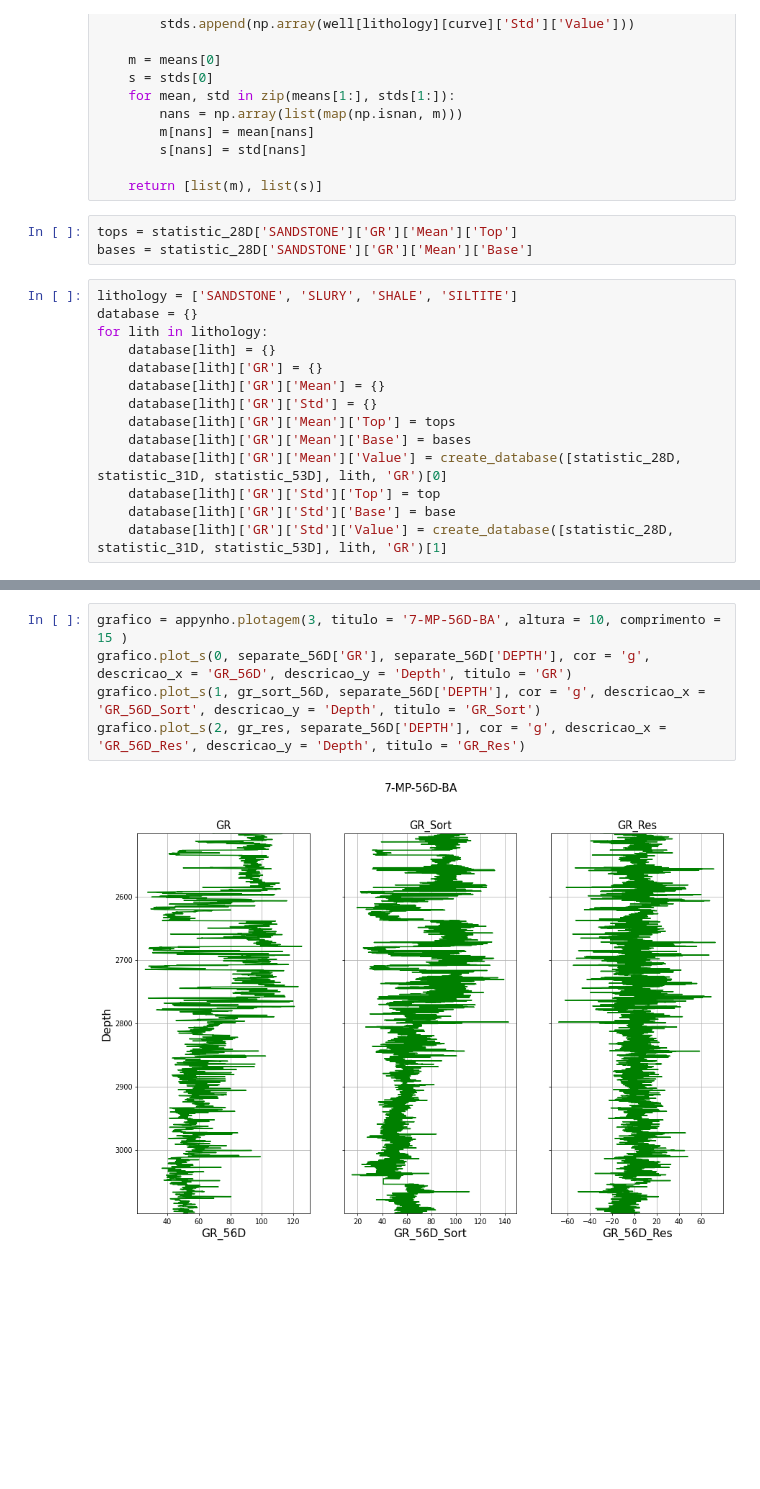
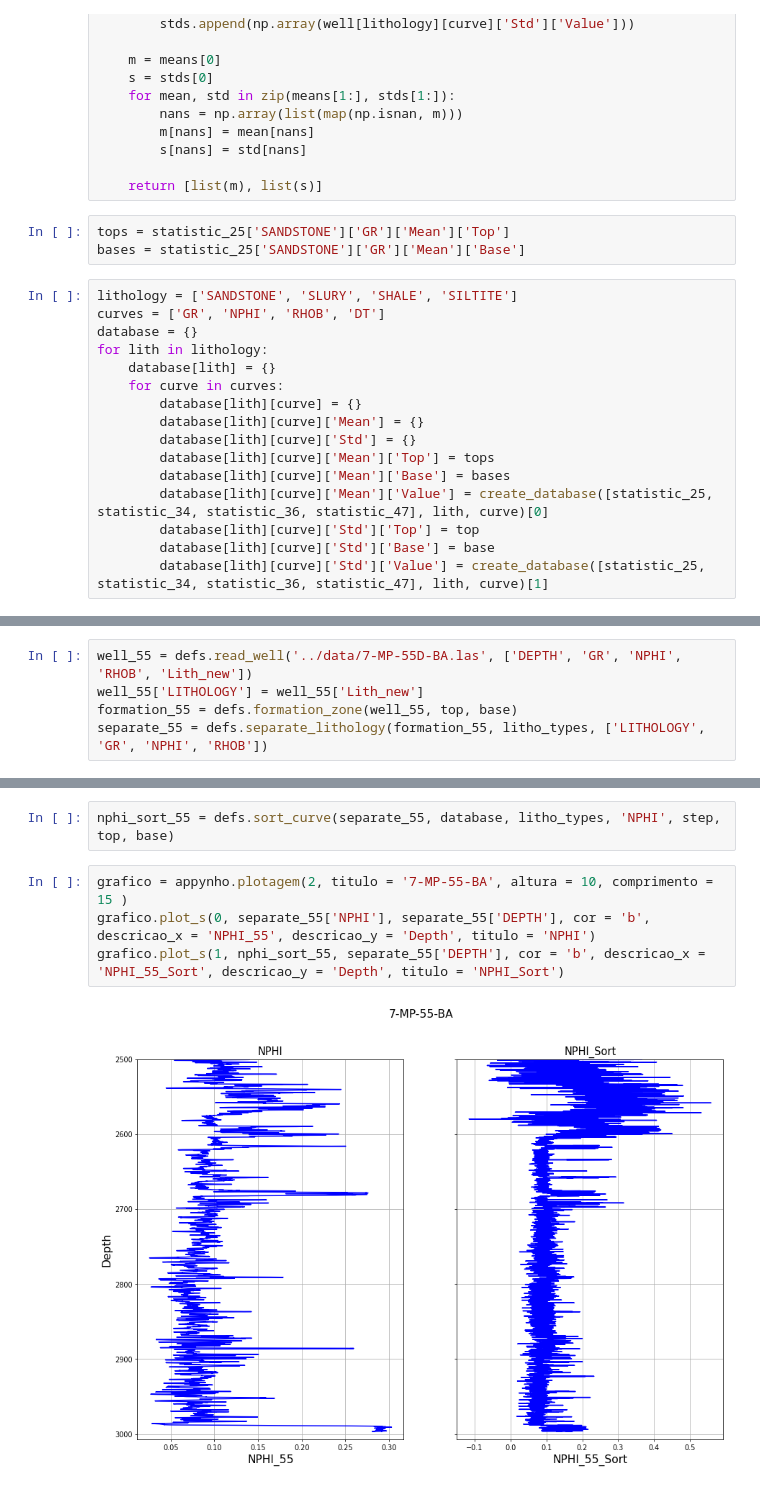
Before and after one commit to rmotadutra/PFG_2020, a Jupyter notebook: codes/CreateDatabase.ipynb, the cells around one changed output, grey strips where cells are left out. Saved outputs shown, nothing was run; the diff lists cells and outputs as text; blank space fills up the shorter version.

```diff
--- a/codes/CreateDatabase.ipynb
+++ b/codes/CreateDatabase.ipynb
@@ -235,22 +58,24 @@ def create_database(statistics, lithology, curve):
 
     return [list(m), list(s)]
 # %%
-tops = statistic_28D['SANDSTONE']['GR']['Mean']['Top']
-bases = statistic_28D['SANDSTONE']['GR']['Mean']['Base']
+tops = statistic_25['SANDSTONE']['GR']['Mean']['Top']
+bases = statistic_25['SANDSTONE']['GR']['Mean']['Base']
 # %%
 lithology = ['SANDSTONE', 'SLURY', 'SHALE', 'SILTITE']
+curves = ['GR', 'NPHI', 'RHOB', 'DT']
 database = {}
 for lith in lithology:
     database[lith] = {}
-    database[lith]['GR'] = {}
-    database[lith]['GR']['Mean'] = {}
-    database[lith]['GR']['Std'] = {}
-    database[lith]['GR']['Mean']['Top'] = tops
-    database[lith]['GR']['Mean']['Base'] = bases
-    database[lith]['GR']['Mean']['Value'] = create_database([statistic_28D, statistic_31D, statistic_53D], lith, 'GR')[0]
-    database[lith]['GR']['Std']['Top'] = top
-    database[lith]['GR']['Std']['Base'] = base
-    database[lith]['GR']['Std']['Value'] = create_database([statistic_28D, statistic_31D, statistic_53D], lith, 'GR')[1]
+    for curve in curves:
+        database[lith][curve] = {}
+        database[lith][curve]['Mean'] = {}
+        database[lith][curve]['Std'] = {}
+        database[lith][curve]['Mean']['Top'] = tops
+        database[lith][curve]['Mean']['Base'] = bases
+        database[lith][curve]['Mean']['Value'] = create_database([statistic_25, statistic_34, statistic_36, statistic_47], lith, curve)[0]
+        database[lith][curve]['Std']['Top'] = top
+        database[lith][curve]['Std']['Base'] = base
+        database[lith][curve]['Std']['Value'] = create_database([statistic_25, statistic_34, statistic_36, statistic_47], lith, curve)[1]
 # %%
 database
 # %% [output]
@@ -274 +99,6 @@ database
+# %%
+well_55 = defs.read_well('../data/7-MP-55D-BA.las', ['DEPTH', 'GR', 'NPHI', 'RHOB', 'Lith_new'])
+well_55['LITHOLOGY'] = well_55['Lith_new']
+formation_55 = defs.formation_zone(well_55, top, base)
+separate_55 = defs.separate_lithology(formation_55, litho_types, ['LITHOLOGY', 'GR', 'NPHI', 'RHOB'])
 # %%
@@ -311,7 +112,8 @@ gr_res = separate_56D['GR'] - gr_sort_56D
+# %%
+nphi_sort_55 = defs.sort_curve(separate_55, database, litho_types, 'NPHI', step, top, base)
 # %%
-grafico = appynho.plotagem(3, titulo = '7-MP-56D-BA', altura = 10, comprimento = 15 )
-grafico.plot_s(0, separate_56D['GR'], separate_56D['DEPTH'], cor = 'g', descricao_x = 'GR_56D', descricao_y = 'Depth', titulo = 'GR')
-grafico.plot_s(1, gr_sort_56D, separate_56D['DEPTH'], cor = 'g', descricao_x = 'GR_56D_Sort', descricao_y = 'Depth', titulo = 'GR_Sort')
-grafico.plot_s(2, gr_res, separate_56D['DEPTH'], cor = 'g', descricao_x = 'GR_56D_Res', descricao_y = 'Depth', titulo = 'GR_Res')
+grafico = appynho.plotagem(2, titulo = '7-MP-55-BA', altura = 10, comprimento = 15 )
+grafico.plot_s(0, separate_55['NPHI'], separate_55['DEPTH'], cor = 'b', descricao_x = 'NPHI_55', descricao_y = 'Depth', titulo = 'NPHI')
+grafico.plot_s(1, nphi_sort_55, separate_55['DEPTH'], cor = 'b', descricao_x = 'NPHI_55_Sort', descricao_y = 'Depth', titulo = 'NPHI_Sort')
 # %% [output]
-[figure, old version]
+[figure, new version]
```
Also changed, not shown: parts of 24 cells of this notebook, 32 other files.
